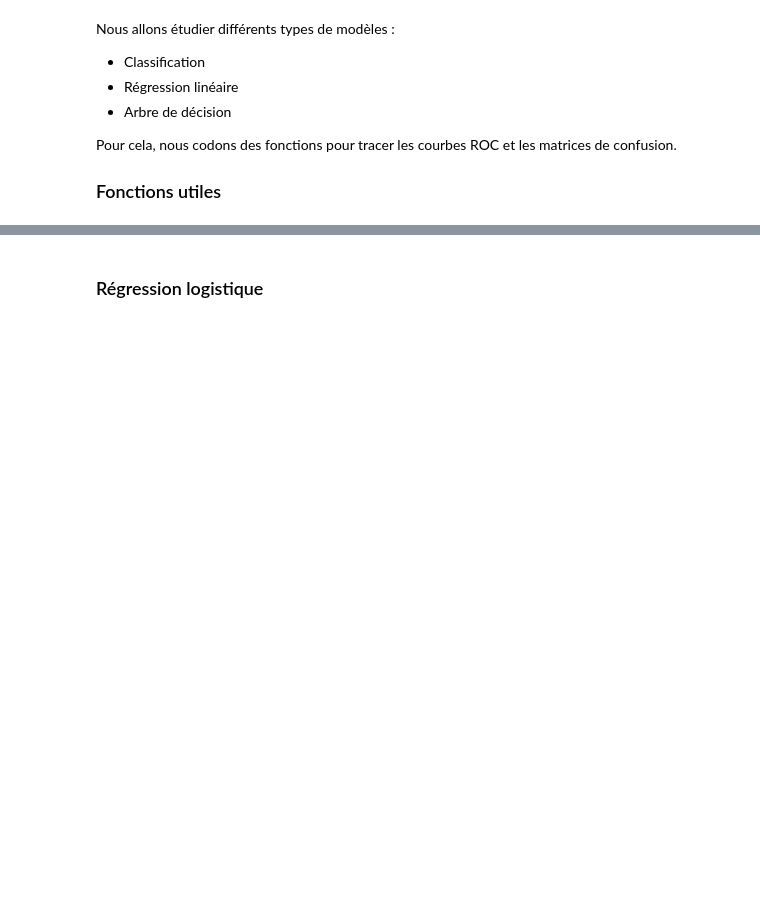
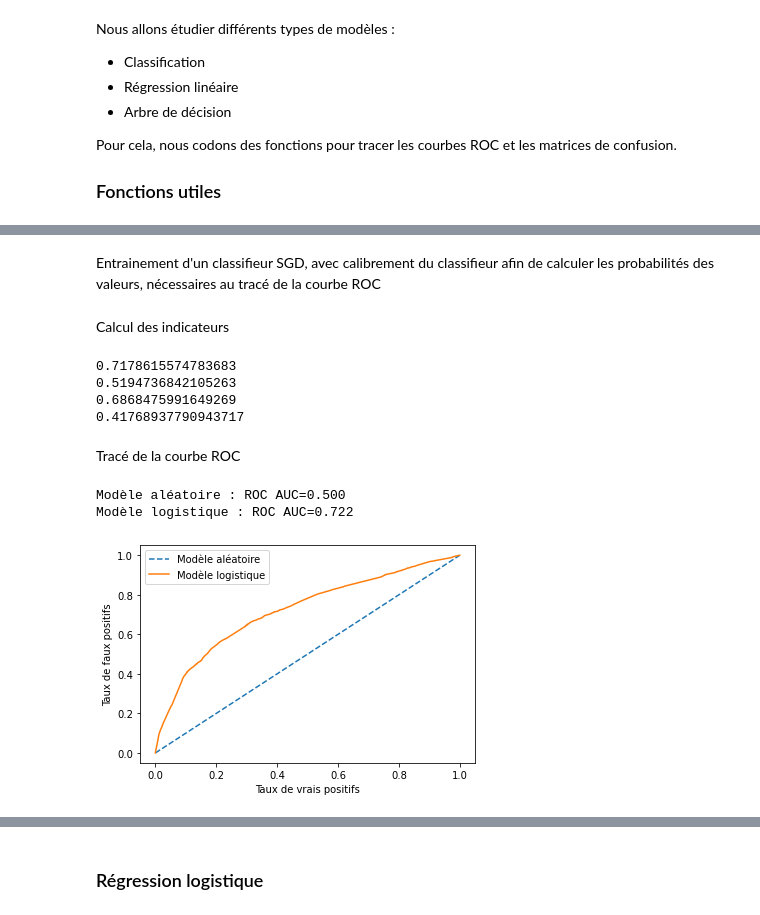
Before and after one commit to Clotilde-23/Accidents-corporels, a Jupyter notebook: Modelisation.ipynb, the cells around one changed output, grey strips where cells are left out. Cells and saved outputs as stored; diff of their text form; code cells hidden in the pictures; blank space fills up the shorter version.

```diff
--- a/Modelisation.ipynb
+++ b/Modelisation.ipynb
@@ -197,0 +259,30 @@ matrice_confusion(classification)
+# %% [markdown]
+Entrainement d'un classifieur SGD, avec calibrement du classifieur afin de calculer les probabilités des valeurs, nécessaires au tracé de la courbe ROC
+# %%
+classification_SGD = SGDClassifier(max_iter=1000, tol=0.001)
+calibrated_classification_SGD = CalibratedClassifierCV(classification_SGD, cv=5, method='sigmoid').fit(xTrain,yTrain)
+y_pred = calibrated_classification_SGD.predict(xTest)
+# %% [markdown]
+Calcul des indicateurs
+# %%
+sc_accuracy_SGD = sklearn.metrics.accuracy_score(y_pred, yTest)
+sc_precision_SGD = sklearn.metrics.precision_score(y_pred, yTest)
+sc_recall_SGD = sklearn.metrics.recall_score(y_pred, yTest)
+sc_f1_SGD = sklearn.metrics.f1_score(y_pred, yTest)
+print(sc_accuracy_SGD)
+print(sc_f1_SGD)
+print(sc_recall_SGD)
+print(sc_precision_SGD)
+# %% [output]
+0.7178615574783683
+0.5194736842105263
+0.6868475991649269
+0.41768937790943717
+# %% [markdown]
+Tracé de la courbe ROC
+# %%
+courbe_roc(calibrated_classification_SGD)
+# %% [output]
+Modèle aléatoire : ROC AUC=0.500
+Modèle logistique : ROC AUC=0.722
+[figure, added]
```
Also changed, not shown: parts of 38 cells of this notebook, 1 other file.
